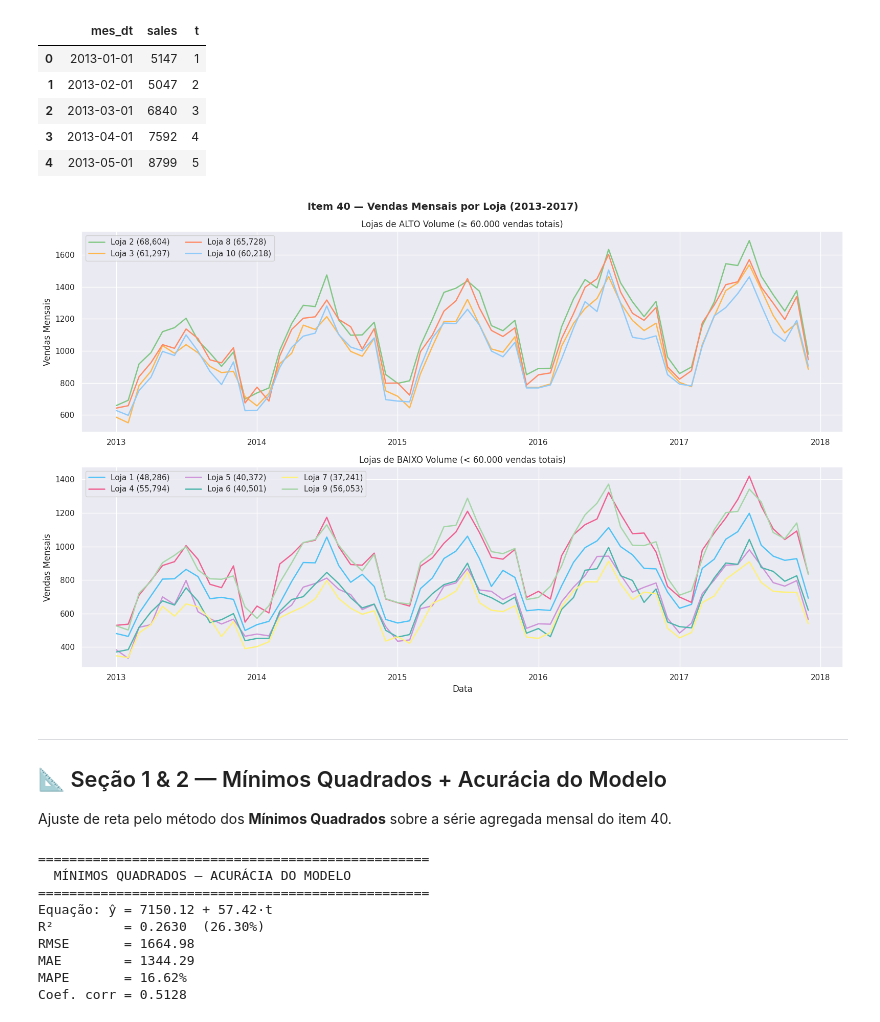
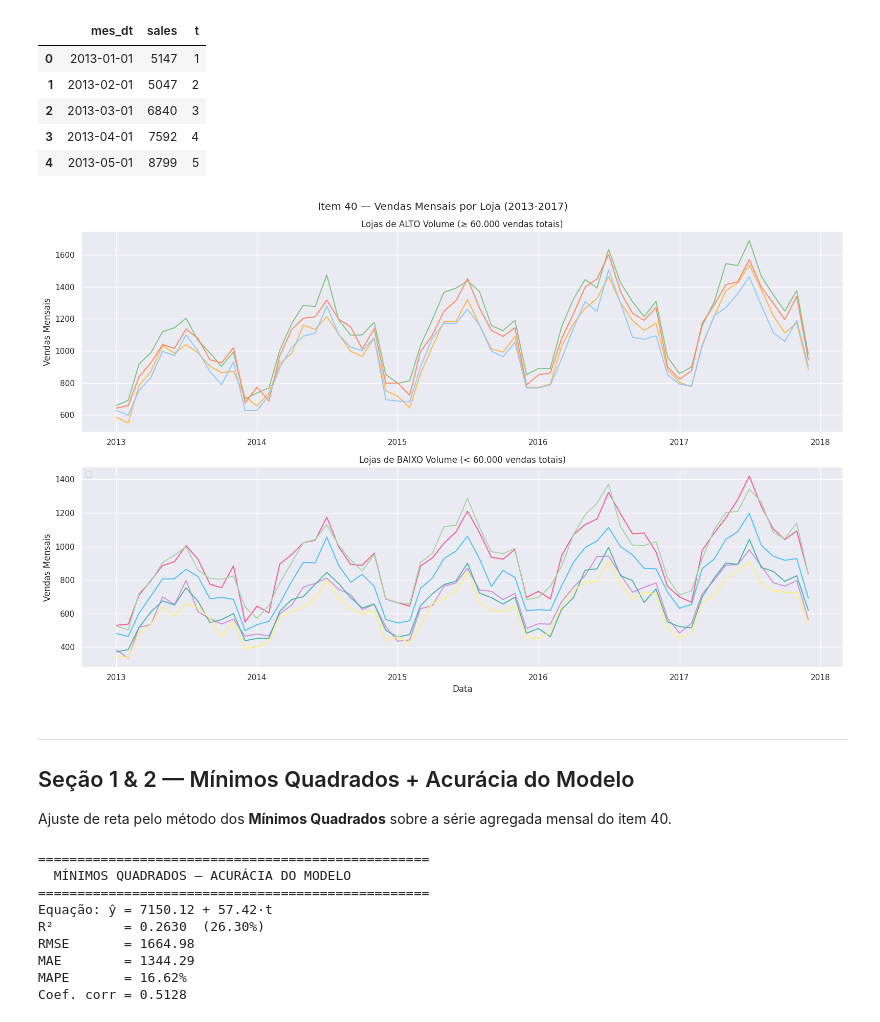
Before and after one commit to Ranilira/S-ries-Temporais-com-Redes-Neurais, a Jupyter notebook: N2_SeriesTemporais_Item40.ipynb, the cells around one changed output. Saved outputs shown, nothing was run; the diff lists cells and outputs as text; code cells hidden in the pictures.

```diff
--- a/N2_SeriesTemporais_Item40.ipynb
+++ b/N2_SeriesTemporais_Item40.ipynb
@@ -244,35 +242,35 @@ Vendas médias mensais (todas as lojas): 8901.6
 # %%
 # Série temporal: alto vs baixo volume
 fig, axes = plt.subplots(2, 1, figsize=(16, 10))
-fig.suptitle('Item 40 — Vendas Mensais por Loja (2013-2017)', fontsize=14, fontweight='bold')
+fig.suptitle('Item 40 — Vendas Mensais por Loja (2013-2017)')
 
 CORES_LOJAS = {1:'#4fc3f7',2:'#81c784',3:'#ffb74d',4:'#f06292',
                5:'#ce93d8',6:'#4db6ac',7:'#fff176',8:'#ff8a65',
                9:'#a5d6a7',10:'#90caf9'}
 
 ax = axes[0]
-ax.set_title('Lojas de ALTO Volume (≥ 60.000 vendas totais)', fontsize=12)
+ax.set_title('Lojas de ALTO Volume (≥ 60.000 vendas totais)')
 for loja in sorted(LOJAS_ALTO):
     d = df_mensal[df_mensal['store'] == loja]
-    ax.plot(d['mes_dt'], d['sales'], label=f'Loja {loja} ({totais[loja]:,})',
-            color=CORES_LOJAS[loja], linewidth=1.8)
-ax.set_ylabel('Vendas Mensais'); ax.legend(loc='upper left', ncol=2); ax.grid(True)
+    ax.plot(d['mes_dt'], d['sales'],
+            color=CORES_LOJAS[loja])
+ax.set_ylabel('Vendas Mensais');
 
 ax = axes[1]
-ax.set_title('Lojas de BAIXO Volume (< 60.000 vendas totais)', fontsize=12)
+ax.set_title('Lojas de BAIXO Volume (< 60.000 vendas totais)')
 for loja in sorted(LOJAS_BAIXO):
     d = df_mensal[df_mensal['store'] == loja]
-    ax.plot(d['mes_dt'], d['sales'], label=f'Loja {loja} ({totais[loja]:,})',
-            color=CORES_LOJAS[loja], linewidth=1.8)
+    ax.plot(d['mes_dt'], d['sales'],
+            color=CORES_LOJAS[loja])
 ax.set_ylabel('Vendas Mensais'); ax.set_xlabel('Data'); ax.legend(loc='upper left', ncol=3); ax.grid(True)
 
 plt.tight_layout()
 plt.show()
 # %% [output]
-[figure, old version]
+[figure, new version]
 # %% [markdown]
 ---
-## 📐 Seção 1 & 2 — Mínimos Quadrados + Acurácia do Modelo
+## Seção 1 & 2 — Mínimos Quadrados + Acurácia do Modelo
 
 Ajuste de reta pelo método dos **Mínimos Quadrados** sobre a série agregada mensal do item 40.
 # %%
```
Also changed, not shown: parts of 17 cells of this notebook.
